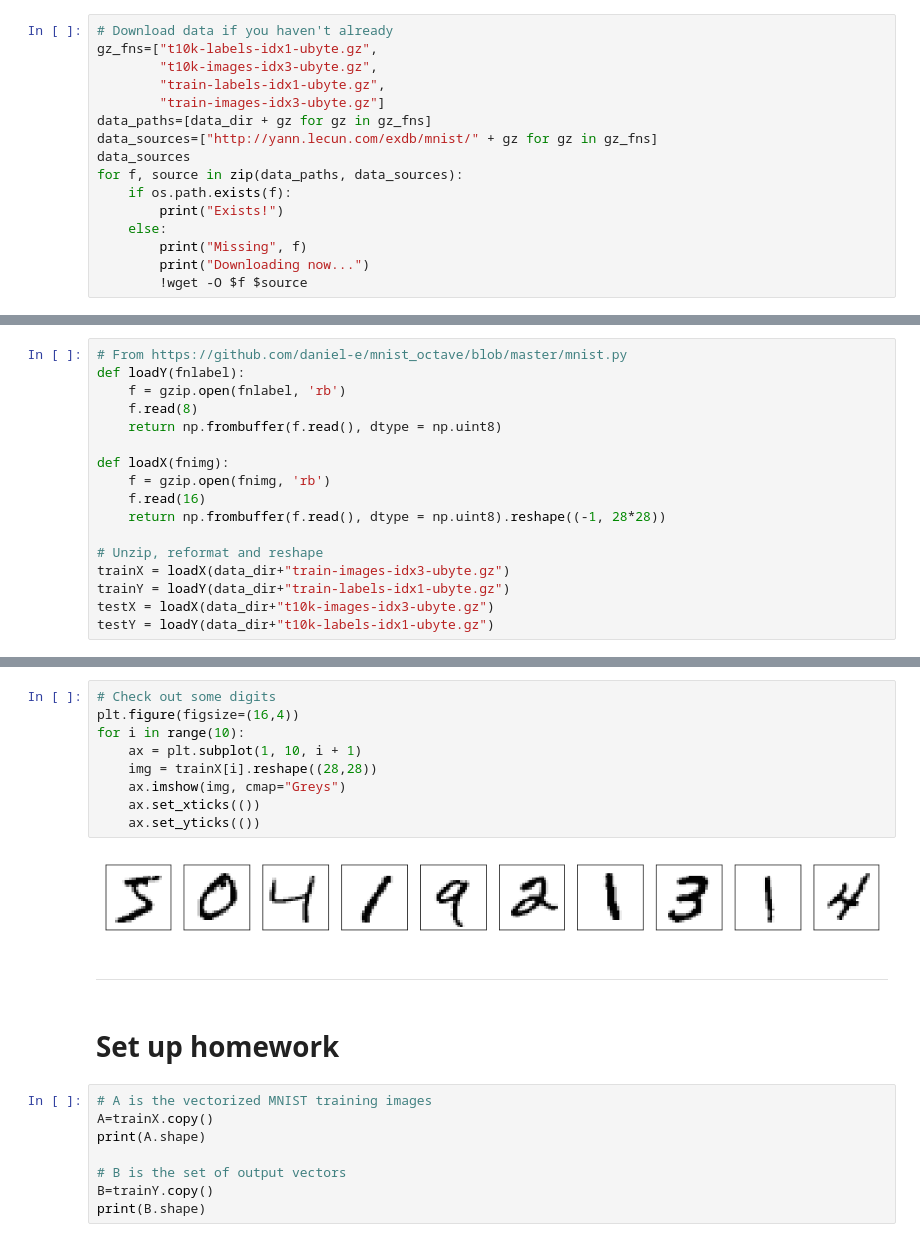
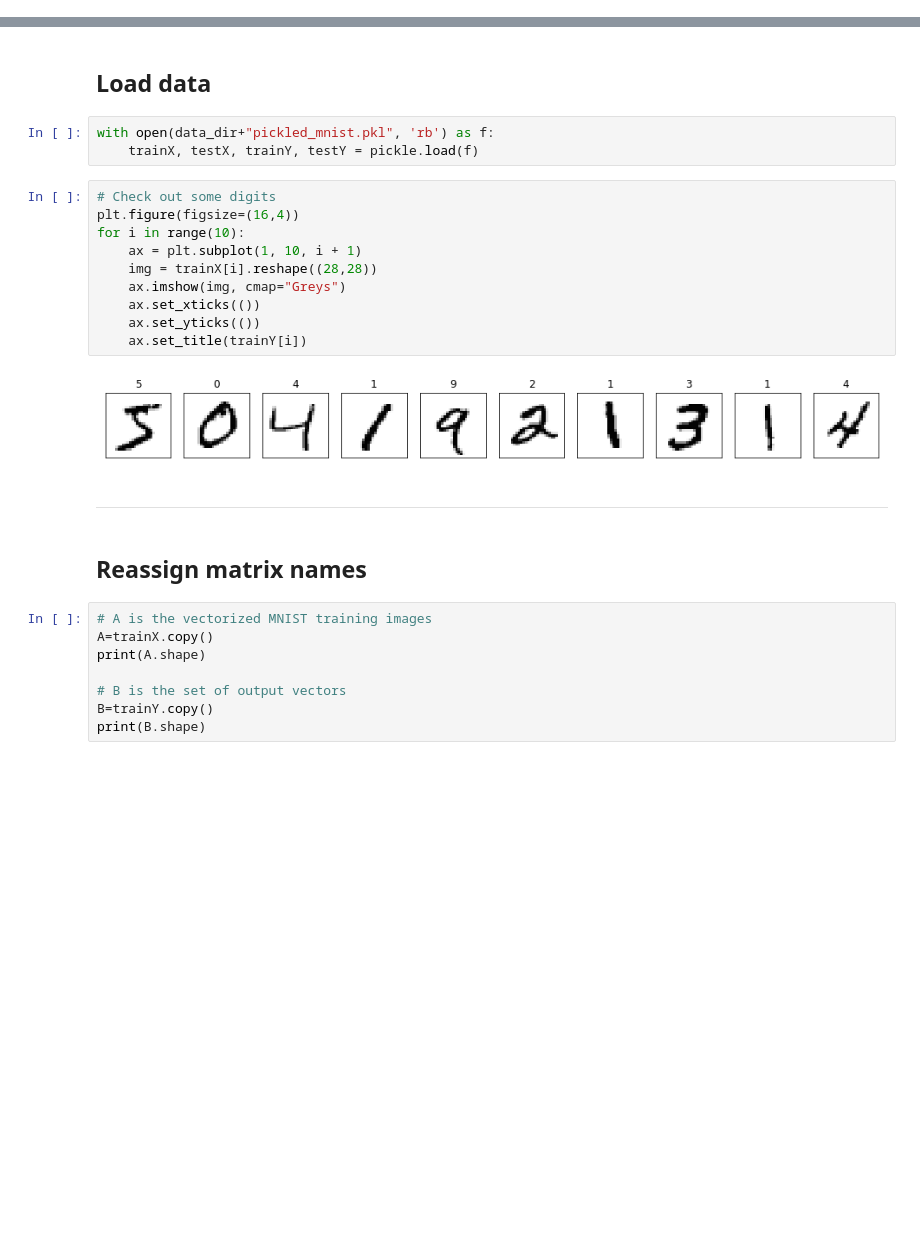
Before and after one commit to jmichellehu/ComplexSystems_AMATH563, a Jupyter notebook: AMATH563_hw1.ipynb, the cells around one changed output, grey strips where cells are left out. Drawn from its saved outputs; the diff is of its cells as text; blank space fills up the shorter version.

```diff
--- a/AMATH563_hw1.ipynb
+++ b/AMATH563_hw1.ipynb
@@ -21,16 +37,0 @@ mkdir: cannot create directory ‘/mnt/Backups/jmhu/git_dirs/ComplexSystems_AMAT
-# %%
-# Download data if you haven't already
-gz_fns=["t10k-labels-idx1-ubyte.gz",
-        "t10k-images-idx3-ubyte.gz",
-        "train-labels-idx1-ubyte.gz",
-        "train-images-idx3-ubyte.gz"]
-data_paths=[data_dir + gz for gz in gz_fns]
-data_sources=["http://yann.lecun.com/exdb/mnist/" + gz for gz in gz_fns]
-data_sources
-for f, source in zip(data_paths, data_sources):
-    if os.path.exists(f):
-        print("Exists!")
-    else:
-        print("Missing", f)
-        print("Downloading now...")
-        !wget -O $f $source
@@ -42,17 +37,0 @@ Exists!
-# %%
-# From https://github.com/daniel-e/mnist_octave/blob/master/mnist.py
-def loadY(fnlabel):
-    f = gzip.open(fnlabel, 'rb')
-    f.read(8)
-    return np.frombuffer(f.read(), dtype = np.uint8)
-
-def loadX(fnimg):
-    f = gzip.open(fnimg, 'rb')
-    f.read(16)
-    return np.frombuffer(f.read(), dtype = np.uint8).reshape((-1, 28*28))
-
-# Unzip, reformat and reshape
-trainX = loadX(data_dir+"train-images-idx3-ubyte.gz")
-trainY = loadY(data_dir+"train-labels-idx1-ubyte.gz")
-testX = loadX(data_dir+"t10k-images-idx3-ubyte.gz")
-testY = loadY(data_dir+"t10k-labels-idx1-ubyte.gz")
@@ -88,18 +38,24 @@ Class distribution: [5923 6742 5958 6131 5842 5421 5918 6265 5851 5949]
+# %% [markdown]
+## Load data
+# %%
+with open(data_dir+"pickled_mnist.pkl", 'rb') as f:
+    trainX, testX, trainY, testY = pickle.load(f)
 # %%
 # Check out some digits
 plt.figure(figsize=(16,4))
 for i in range(10):
     ax = plt.subplot(1, 10, i + 1)
     img = trainX[i].reshape((28,28))
     ax.imshow(img, cmap="Greys")
     ax.set_xticks(())
     ax.set_yticks(())
+    ax.set_title(trainY[i])
 # %% [output]
-[figure, old version]
+[figure, new version]
 # %% [markdown]
 ---
-# %% [markdown]
-# Set up homework
+# %% [markdown]
+## Reassign matrix names
 # %%
 # A is the vectorized MNIST training images
 A=trainX.copy()
```
Also changed, not shown: parts of 66 cells of this notebook.
